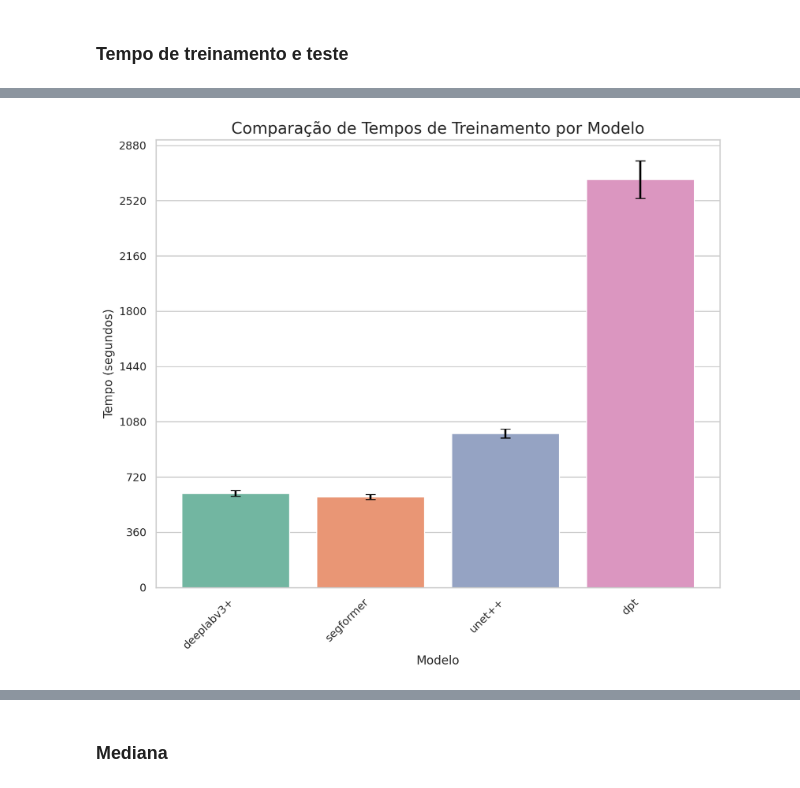
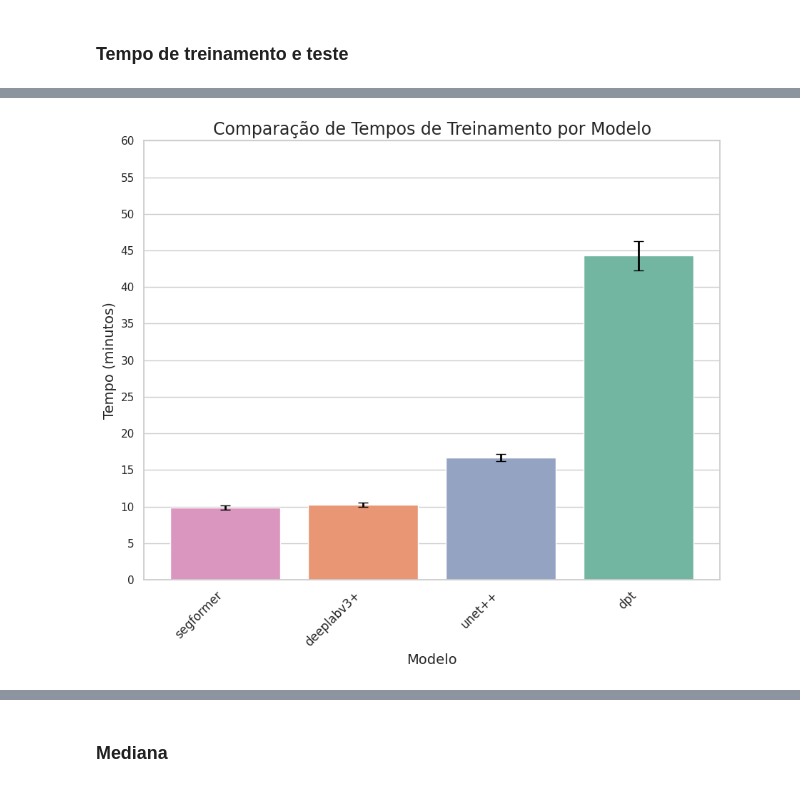
Before and after one commit to ermeson-alves/meu_tcc, a Jupyter notebook: notebooks/3- Agregação dos Resultados.ipynb, the cells around one changed output, grey strips where cells are left out. Drawn from its saved outputs; the diff is of its cells as text; code cells hidden in the pictures.

```diff
--- a/notebooks/3- Agregação dos Resultados.ipynb
+++ b/notebooks/3- Agregação dos Resultados.ipynb
@@ -212,8 +212,8 @@ df_times_agrupado = (
     df_times
     .group_by('model')
     .agg([
-        pl.col('training_time').mean().round(NUM_ROUND_DIGITS).alias('mean_training_time'),
-        pl.col('training_time').std().round(NUM_ROUND_DIGITS).alias('std_training_time'),
+        (pl.col('training_time')/60).mean().round(NUM_ROUND_DIGITS).alias('mean_training_time'),
+        (pl.col('training_time')/60).std().round(NUM_ROUND_DIGITS).alias('std_training_time'),
 
         pl.col('test_time').mean().round(NUM_ROUND_DIGITS).alias('mean_test_time'),
         pl.col('test_time').std().round(NUM_ROUND_DIGITS).alias('std_test_time'),
@@ -257,41 +225,49 @@ shape: (4, 5)
+# %%
+# Paleta
+df_models_fmt = df_times_agrupado.map_columns('model', lambda c: c.map_elements(lambda e: e.split('_')[0]))  # apenas ajustando o nome dos modelos
+unique_models = ['dpt', 'deeplabv3+', 'unet++', 'segformer']
+palette_dict = {model: color for model, color in zip(unique_models, sns.color_palette("Set2", n_colors=len(unique_models)))}
 # %%
 # Criando o gráfico
-df = df_times_agrupado.map_columns('model', lambda c: c.map_elements(lambda e: e.split('_')[0]))  # apenas ajustando o nome dos modelos
-plt.figure(figsize=(9, 8), dpi=200)
+df = df_models_fmt.sort('mean_training_time')
+fig = plt.figure(figsize=(9, 8))
 sns.set_theme(style="whitegrid")
 
 # Criando o gráfico de barras com seaborn
 ax = sns.barplot(x='model',
                  y='mean_training_time',
                  hue='model',
                  data=df,
-                 palette="Set2",
+                 palette=palette_dict,
                  errorbar=None)  # Desabilitando o intervalo de confiança padrão
 
 # Adicionando as barras de erro manualmente com ax.errorbar
 ax.errorbar(x=range(len(df['model'])),
             y=df['mean_training_time'],
             yerr=df['std_training_time'],
             fmt='none',  # Sem marcação, apenas as barras de erro
             color='black',  # Cor das barras de erro
             capsize=5,  # Capacidade das barras de erro
             elinewidth=2,  # Largura das barras de erro
             errorevery=1,  # Mostra uma barra de erro para cada ponto
             label="Desvio Padrão")
 
 # Adicionando título e rótulos
-plt.title('Comparação de Tempos de Treinamento por Modelo', fontsize=16)
-plt.xlabel('Modelo', fontsize=12)
-plt.ylabel('Tempo (segundos)', fontsize=12)
+plt.title('Comparação de Tempos de Treinamento por Modelo', fontsize=17)
+plt.xlabel('Modelo', fontsize=14)
+plt.ylabel('Tempo (minutos)', fontsize=14)
 
 # Ajustando o gráfico para melhorar a visualização
-plt.xticks(rotation=45, ha="right")
-plt.yticks(ticks=list(range(0, 3000, 360)))
+plt.xticks(rotation=45, ha="right", fontsize=12)
+plt.yticks(ticks=list(range(0, 61, 5)))
 plt.tight_layout()
 
 # Exibindo o gráfico
 plt.show()
+
+#Salvando
+fig.savefig(RESULTS_DIR/"phase_1/figs/train_time.png", dpi=250)
 # %% [output]
-[figure, old version]
+[figure, new version]
 # %%
 # Criando o gráfico
```
Also changed, not shown: parts of 37 cells of this notebook, 11 other files.
